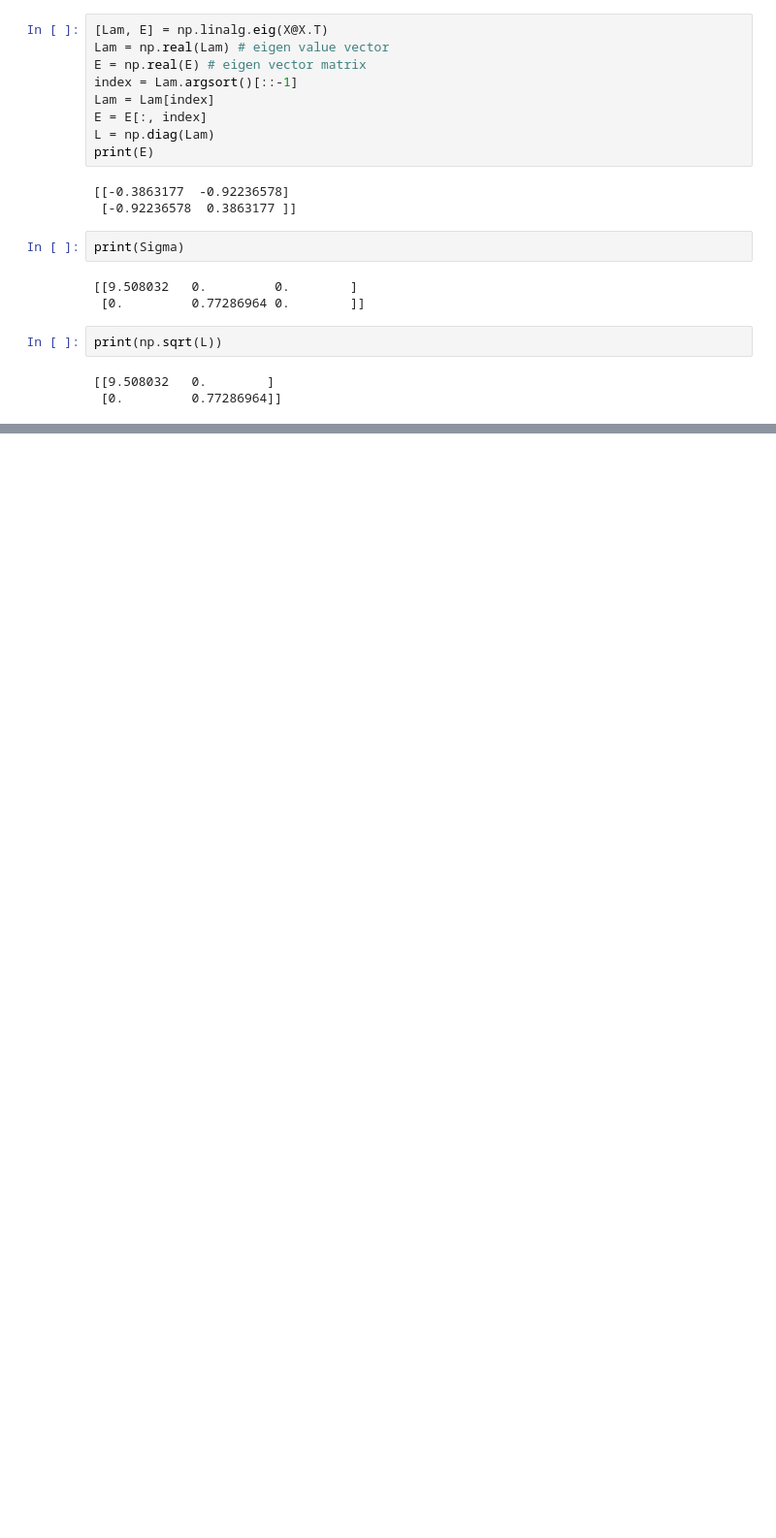
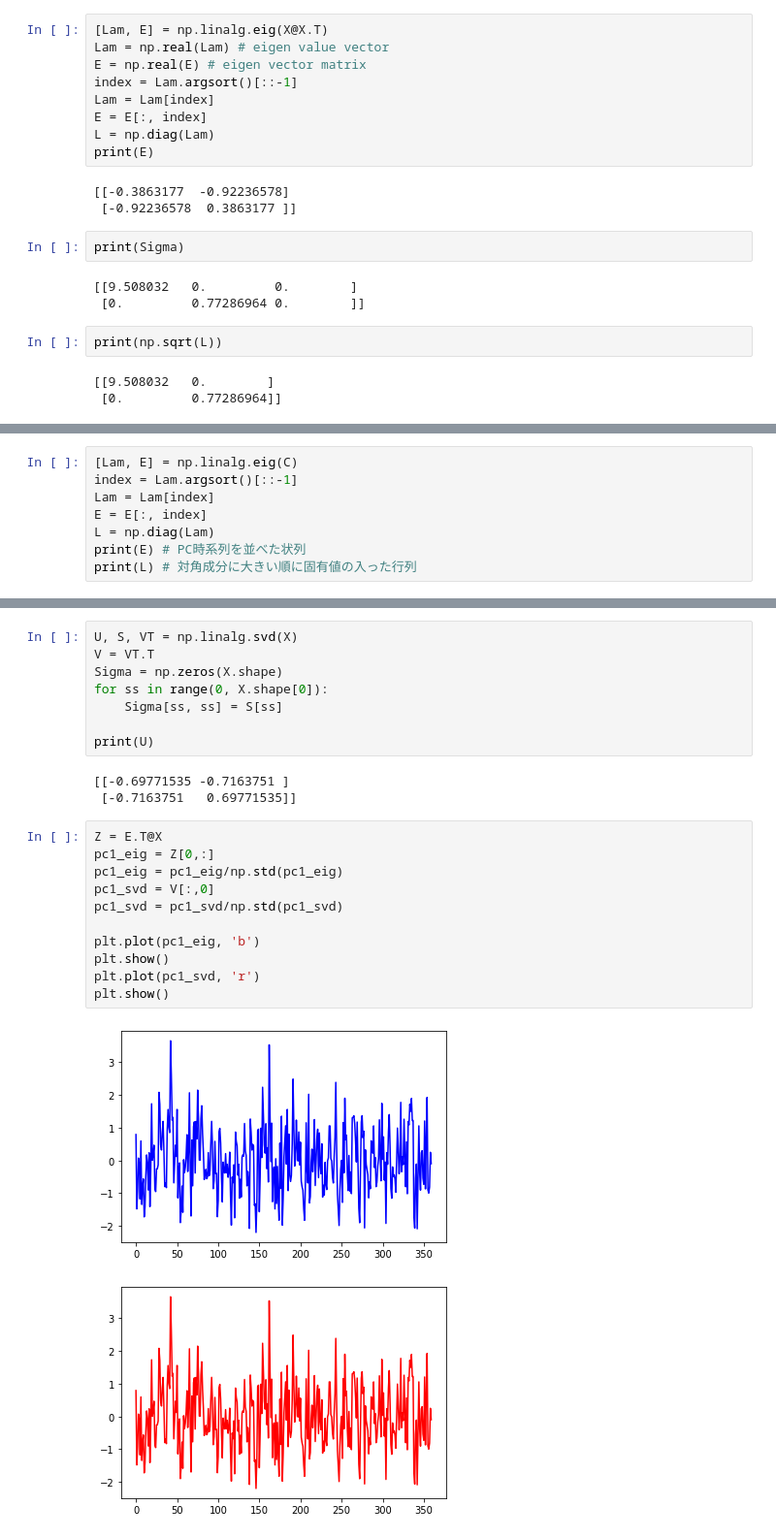
Before and after one commit to HalKiyo/ryzen5900_jupyter_test, a Jupyter notebook: test_workspace/svd/svd_theory.ipynb, the cells around one changed output, grey strips where cells are left out. Shown: that part at 97% size. Cells and saved outputs as stored; diff of their text form; blank space fills up the shorter version.

```diff
--- a/test_workspace/svd/svd_theory.ipynb
+++ b/test_workspace/svd/svd_theory.ipynb
@@ -51,0 +87,8 @@ print(np.sqrt(L))
+# %%
+[Lam, E] = np.linalg.eig(C)
+index = Lam.argsort()[::-1]
+Lam = Lam[index]
+E = E[:, index]
+L = np.diag(Lam)
+print(E) # PC時系列を並べた状列
+print(L) # 対角成分に大きい順に固有値の入った行列
@@ -51,0 +116,25 @@ print(np.sqrt(L))
+# %%
+U, S, VT = np.linalg.svd(X)
+V = VT.T
+Sigma = np.zeros(X.shape)
+for ss in range(0, X.shape[0]):
+    Sigma[ss, ss] = S[ss]
+
+print(U)
+# %% [output]
+[[-0.69771535 -0.7163751 ]
+ [-0.7163751   0.69771535]]
+# %%
+Z = E.T@X
+pc1_eig = Z[0,:]
+pc1_eig = pc1_eig/np.std(pc1_eig)
+pc1_svd = V[:,0]
+pc1_svd = pc1_svd/np.std(pc1_svd)
+
+plt.plot(pc1_eig, 'b')
+plt.show()
+plt.plot(pc1_svd, 'r')
+plt.show()
+# %% [output]
+[figure, added]
+[figure, added]
```
Also changed, not shown: parts of 4 cells of this notebook, 1 other file.
